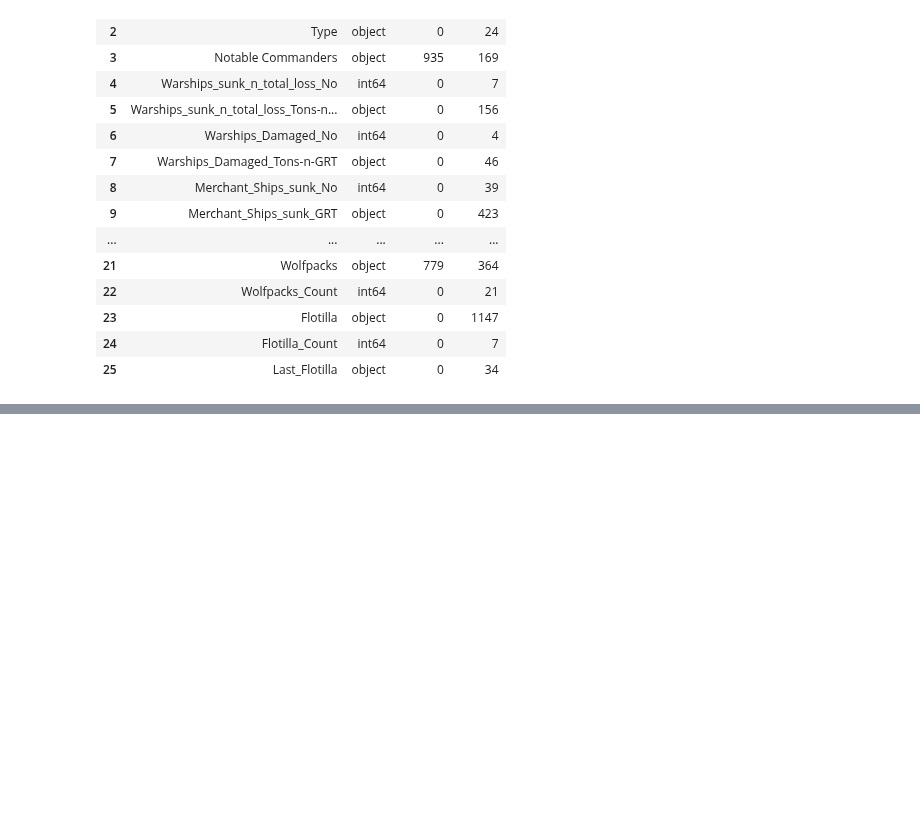
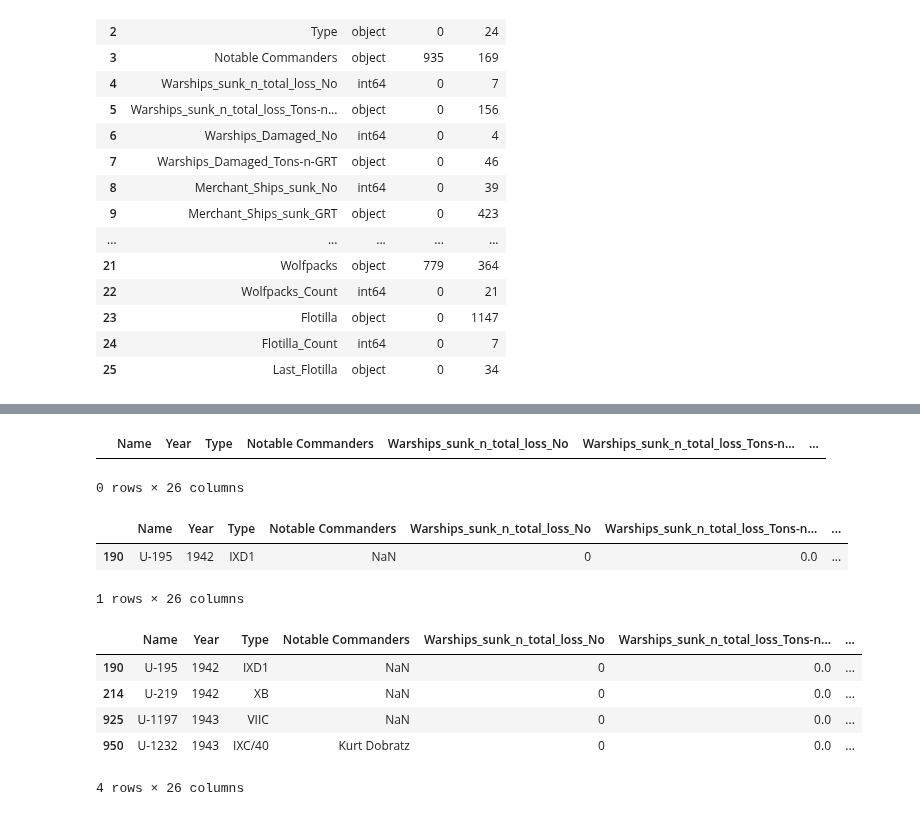
Before and after one commit to CMinusBool/SUU, a Jupyter notebook: clustering Project/clustering.ipynb, the cells around one changed output, grey strips where cells are left out. Cells and saved outputs as stored; diff of their text form; code cells hidden in the pictures; blank space fills up the shorter version.

```diff
--- a/clustering Project/clustering.ipynb
+++ b/clustering Project/clustering.ipynb
@@ -131,0 +189,5 @@ Name: count, dtype: int64
+# %%
+df.loc[df['Name'] == 'U-118', 'Commissioned'] = pd.to_datetime('1941-12-06')
+df.loc[df['Name'] == 'U-128', 'Commissioned'] = pd.to_datetime('1941-05-12')
+
+df[df['Commissioned'].isnull()]
@@ -131,0 +206,10 @@ Name: count, dtype: int64
+# %%
+# fill missing fate date as described above
+df.loc[df['Name'] == 'U-2505', 'Fate_Date'] = '3 May 1945'
+df.loc[df['Name'] == 'U-3004', 'Fate_Date'] = '2 May 1945'
+df.loc[df['Name'] == 'U-3506', 'Fate_Date'] = '2 May 1945'
+
+df[df['Fate_Date'].isnull()]
+# %% [output]
+|  | Name | Year | Type | Notable Commanders | Warships_sunk_n_total_loss_No | Warships_sunk_n_total_loss_Tons-n... | ... |
+0 rows × 26 columns
@@ -131,0 +220,19 @@ Name: count, dtype: int64
+# %%
+# replace 23 / 24 February 1940 with 23 February 1940 on U-53 as described above
+df.loc[df['Name'] == 'U-53', 'Fate_Date'] = '23 February 1940'
+
+df[df['Name'] == 'U-195']
+# %% [output]
+|  | Name | Year | Type | Notable Commanders | Warships_sunk_n_total_loss_No | Warships_sunk_n_total_loss_Tons-n... | ... |
+| 190 | U-195 | 1942 | IXD1 | NaN | 0 | 0.0 | ... |
+1 rows × 26 columns
+# %%
+# find fate date without specified day - has only 1 space
+df[df['Fate_Date'].str.count(' ') == 1]
+# %% [output]
+|  | Name | Year | Type | Notable Commanders | Warships_sunk_n_total_loss_No | Warships_sunk_n_total_loss_Tons-n... | ... |
+| 190 | U-195 | 1942 | IXD1 | NaN | 0 | 0.0 | ... |
+| 214 | U-219 | 1942 | XB | NaN | 0 | 0.0 | ... |
+| 925 | U-1197 | 1943 | VIIC | NaN | 0 | 0.0 | ... |
+| 950 | U-1232 | 1943 | IXC/40 | Kurt Dobratz | 0 | 0.0 | ... |
+4 rows × 26 columns
```
Also changed, not shown: parts of 25 cells of this notebook.
